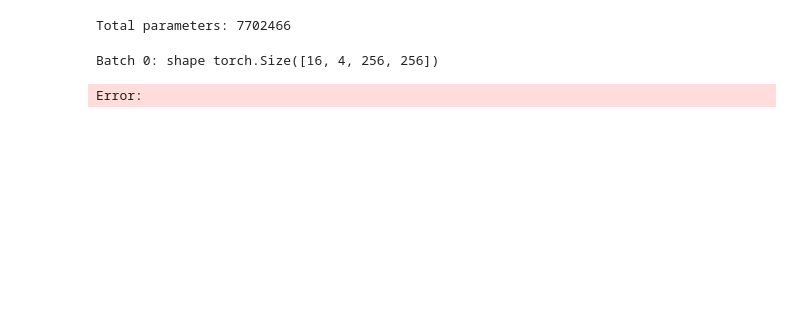
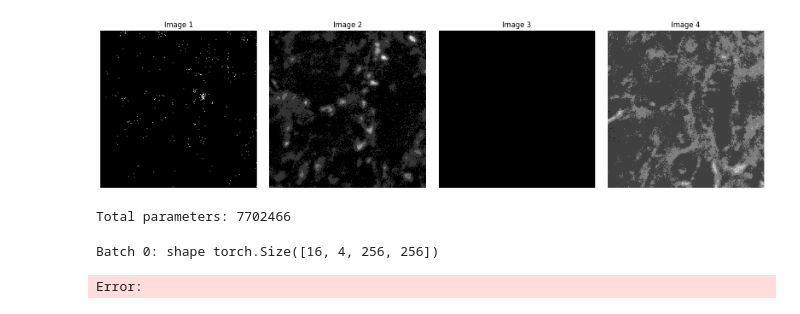
Before and after one commit to peneeta/neuro-ml-capstone, a Jupyter notebook: example_model_training.ipynb, the cells around one changed output. Cells and saved outputs as stored; diff of their text form; code cells hidden in the pictures; blank space fills up the shorter version.

```diff
--- a/example_model_training.ipynb
+++ b/example_model_training.ipynb
@@ -31,10 +31,17 @@ train_dataset = EMDataset(
     augment=True
 )
 
+# just to look at how preprocessing affects images
+train_dataset_nopre = EMDataset(
+    image_paths=train_idx,
+    tile_size=256,
+    stride=128,
+    augment=True)
+
+
 val_dataset = EMDataset(
     image_paths=val_idx,
-    tile_size=256,
-    stride=256,  # No overlap for validation
+    tile_size=256, # stride and tile size
     preprocess_fn=PreprocessImage,
     augment=False
 )
@@ -64,3 +89,21 @@ Validation dataset: 1944 tiles
+# %%
+# look at a tile in the training data
+example_tile = train_dataset_nopre.__getitem__(50)
+example_tile.shape
+
+fig, axes = plt.subplots(1, 4, figsize=(16, 4))
+
+for i in range(4):
+    image_to_plot = example_tile[i].numpy()
+
+    axes[i].imshow(image_to_plot, cmap='gray')
+    axes[i].set_title(f'Image {i+1}')
+    axes[i].axis('off')
+
+plt.tight_layout()
+plt.show()
+# %% [output]
+[figure, added]
 # %%
 model = NeuroUNET(in_channels=2, out_channels=2)
 print(f'Total parameters: {sum(p.numel() for p in model.parameters())}')
```
Also changed, not shown: parts of 6 cells of this notebook, 4 other files.
